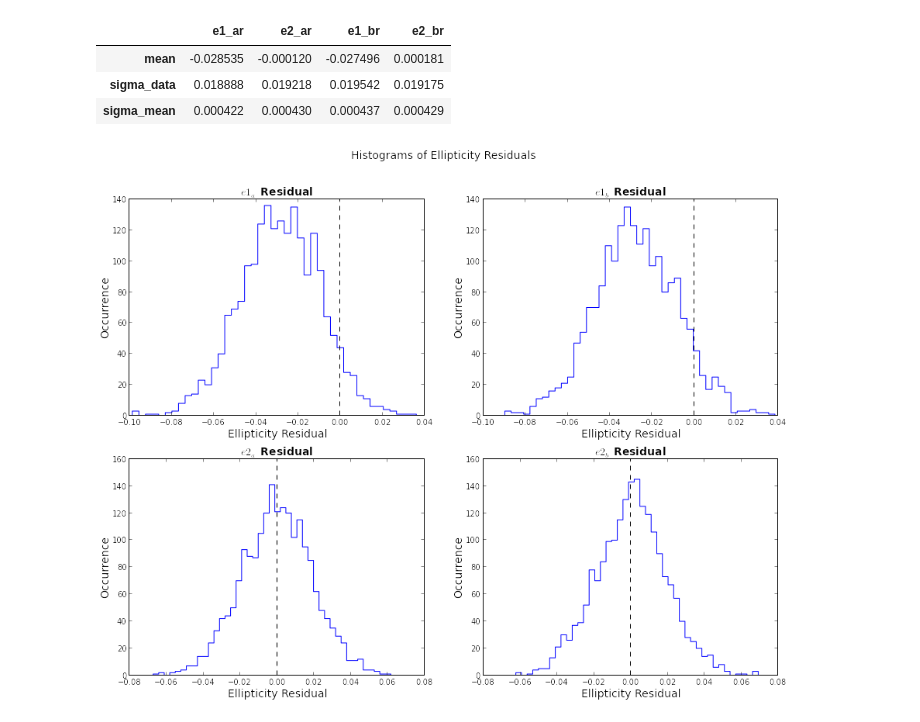
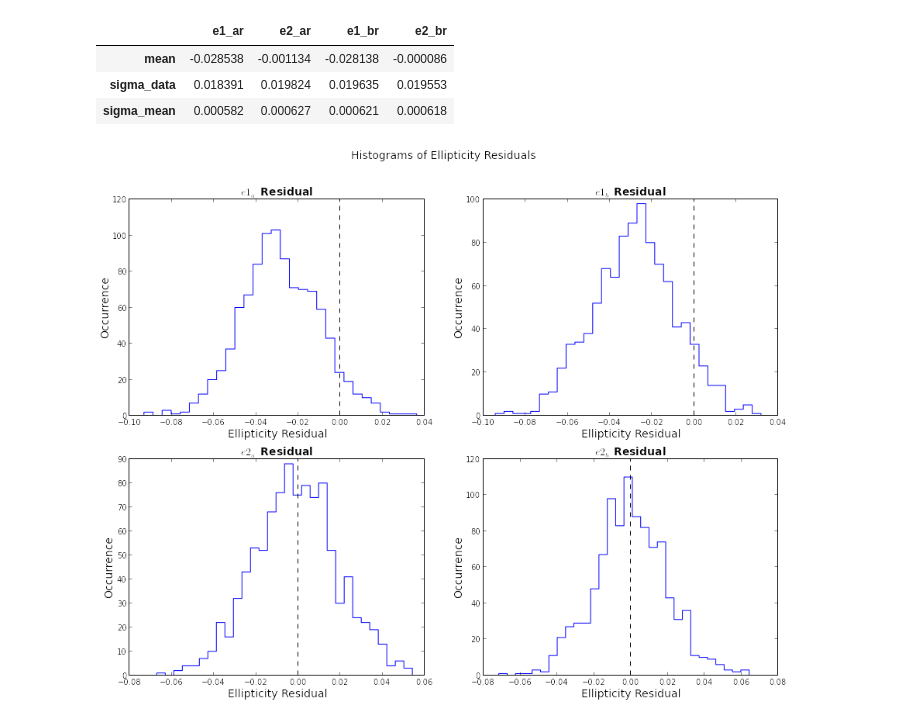
Before and after one commit to alvarezcl/deblending, a Jupyter notebook: test_fit_alt.py.ipynb, the cells around one changed output. Saved outputs shown, nothing was run; the diff lists cells and outputs as text; code cells hidden in the pictures.

Commit message:
Updated test fit for triangle plots.

```diff
--- a/test_fit_alt.py.ipynb
+++ b/test_fit_alt.py.ipynb
@@ -151,11 +152,20 @@ def main(argv,plot=False):
         e = ax5.imshow(tot_image.array,interpolation='none',origin='lower'); plt.title('Original Blend'); plt.colorbar(e,shrink=sh)
         plt.show()
 
-    residual = pd.Series(np.array([result_a.params['e1'].value - e1_a,
+    residual = pd.Series(np.array([result_a.params['flux'].value - flux_a,
+                                   result_a.params['hlr'].value - hlr_a,
+                                   result_a.params['e1'].value - e1_a,
                                    result_a.params['e2'].value - e2_a,
+                                   result_a.params['x0'].value - x0_a,
+                                   result_a.params['y0'].value - y0_a,
+                                   result_b.params['flux'].value - flux_b,
+                                   result_b.params['hlr'].value - hlr_b,
                                    result_b.params['e1'].value - e1_b,
-                                   result_b.params['e2'].value - e2_b]),
-                                   index=['e1_ar','e2_ar','e1_br','e2_br'])
+                                   result_b.params['e2'].value - e2_b,
+                                   result_b.params['x0'].value - x0_b,
+                                   result_b.params['y0'].value - y0_b]),
+                                   index=['flux_ar','hlr_ar','e1_ar','e2_ar','x0_ar','y0_ar',
+                                          'flux_br','hlr_br','e1_br','e2_br','x0_br','y0_br'])
 
     return residual
 # %%
@@ -164,12 +174,13 @@ def main(argv,plot=False):
 def run_sample_batch(num_trials):
     results = []
     for i in xrange(0,num_trials):
-        residuals_e = main(0,plot=False)
-        results.append(residuals_e.values)
+        residuals = main(0,plot=False)
+        results.append(residuals.values)
 
     # Store the data in panda arrays
     sqr_N = np.sqrt(num_trials)
-    results = pd.DataFrame(results,columns=['e1_ar','e2_ar','e1_br','e2_br'])
+    results = pd.DataFrame(results,columns=['flux_ar','hlr_ar','e1_ar','e2_ar','x0_ar','y0_ar',
+                                            'flux_br','hlr_br','e1_br','e2_br','x0_br','y0_br'])
     stats = np.array([[np.mean(results['e1_ar']),np.mean(results['e2_ar']),np.mean(results['e1_br']),np.mean(results['e2_br'])],
                       [np.std(results['e1_ar']), np.std(results['e2_ar']), np.std(results['e1_br']), np.std(results['e2_br'])],
                       [np.std(results['e1_ar'])/sqr_N, np.std(results['e2_ar'])/sqr_N, np.std(results['e1_br'])/sqr_N, np.std(results['e2_br'])/sqr_N]])
@@ -199,14 +210,14 @@ def run_sample_batch(num_trials):
 if __name__ == '__main__':
     main(sys.argv)
 # %%
-residuals, stats, fig = run_sample_batch(2000)
+residuals, stats, fig = run_sample_batch(1000)
 stats
 # %% [output]
 |  | e1_ar | e2_ar | e1_br | e2_br |
-| mean | -0.028535 | -0.000120 | -0.027496 | 0.000181 |
-| sigma_data | 0.018888 | 0.019218 | 0.019542 | 0.019175 |
-| sigma_mean | 0.000422 | 0.000430 | 0.000437 | 0.000429 |
+| mean | -0.028538 | -0.001134 | -0.028138 | -0.000086 |
+| sigma_data | 0.018391 | 0.019824 | 0.019635 | 0.019553 |
+| sigma_mean | 0.000582 | 0.000627 | 0.000621 | 0.000618 |
-[figure, old version]
+[figure, new version]
 # %%
 plt.show(fig)
 # %%
```
Also changed, not shown: parts of 3 cells of this notebook.
